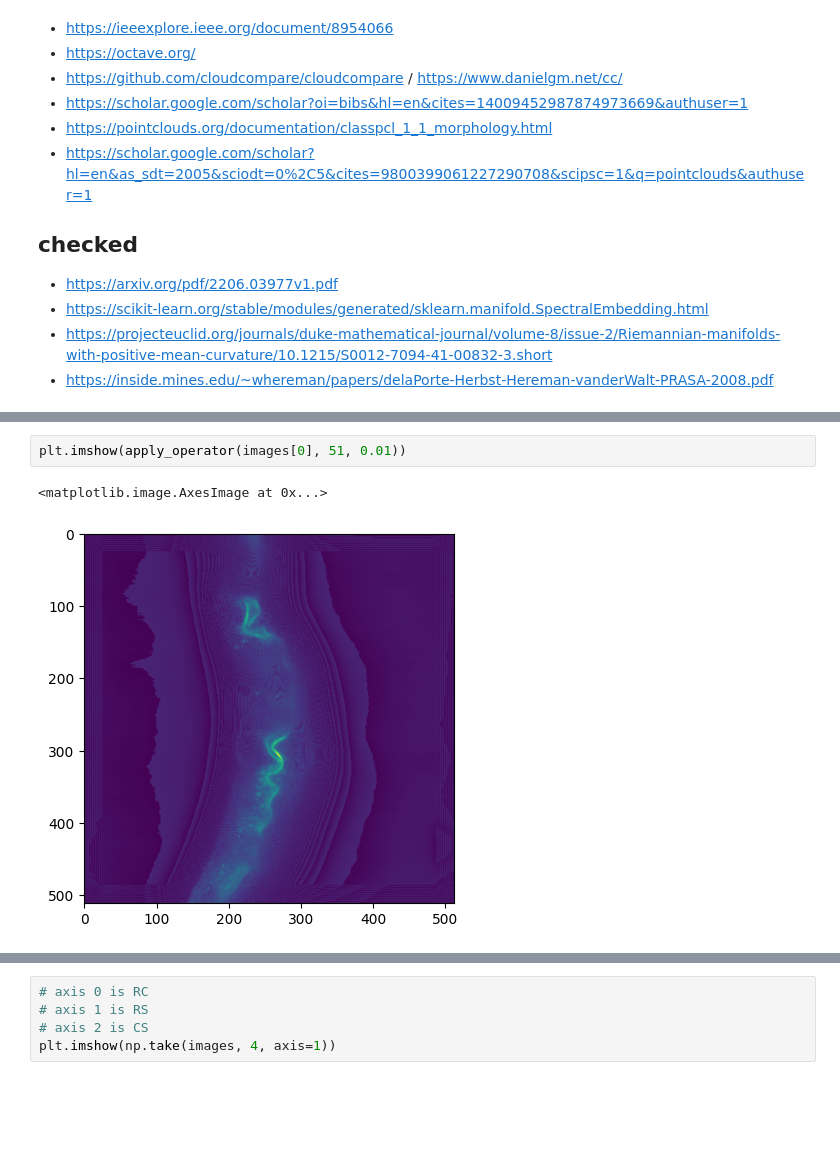
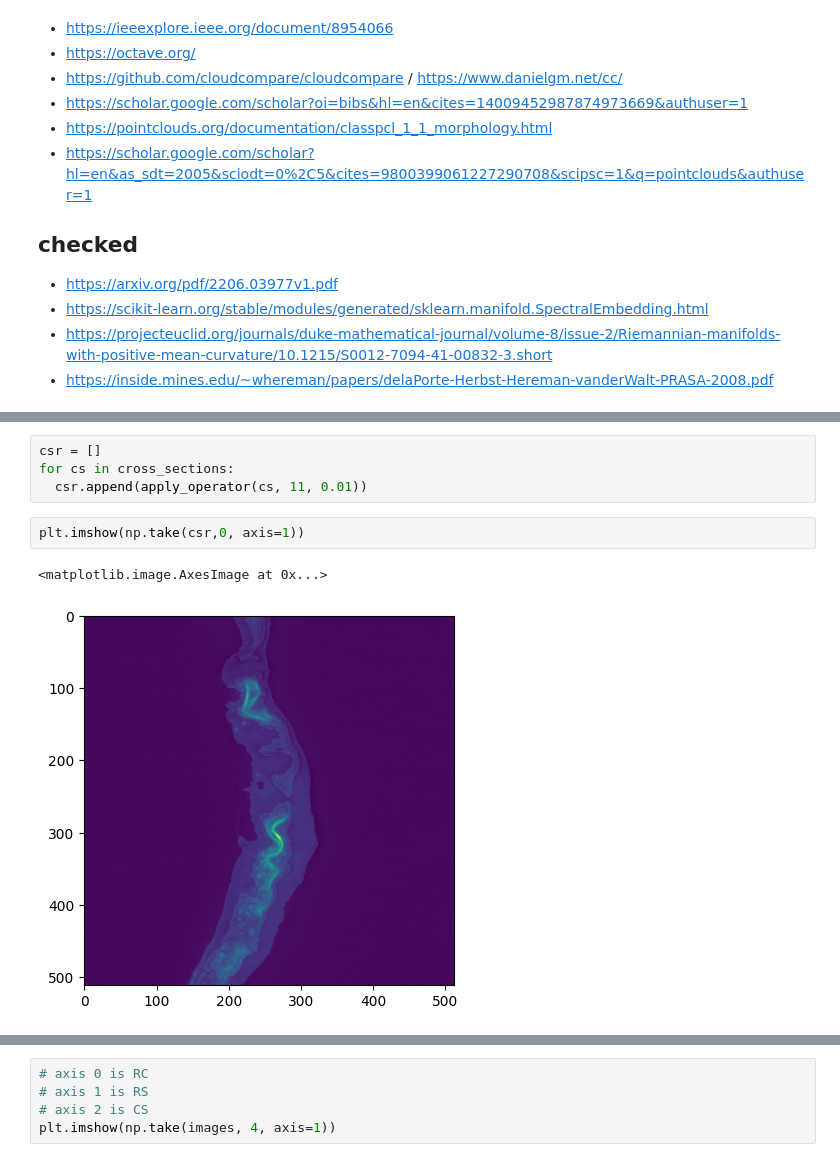
Before and after one commit to Hrsh-Venket/OpenCV-intestinal-deformations, a Jupyter notebook: Intestine Point Cloud.ipynb, the cells around one changed output, grey strips where cells are left out. Drawn from its saved outputs; the diff is of its cells as text; blank space fills up the shorter version.

```diff
--- a/Intestine Point Cloud.ipynb
+++ b/Intestine Point Cloud.ipynb
@@ -423,5 +437,9 @@ plt.imshow(reduce_row(images[0], 7))
-# %%
-plt.imshow(apply_operator(images[0], 51, 0.01))
-# %% [output]
-<matplotlib.image.AxesImage at 0x...>
-[figure, removed]
+# %%
+csr = []
+for cs in cross_sections:
+  csr.append(apply_operator(cs, 11, 0.01))
+# %%
+plt.imshow(np.take(csr,0, axis=1))
+# %% [output]
+<matplotlib.image.AxesImage at 0x...>
+[figure, added]
```
Also changed, not shown: parts of 22 cells of this notebook.
